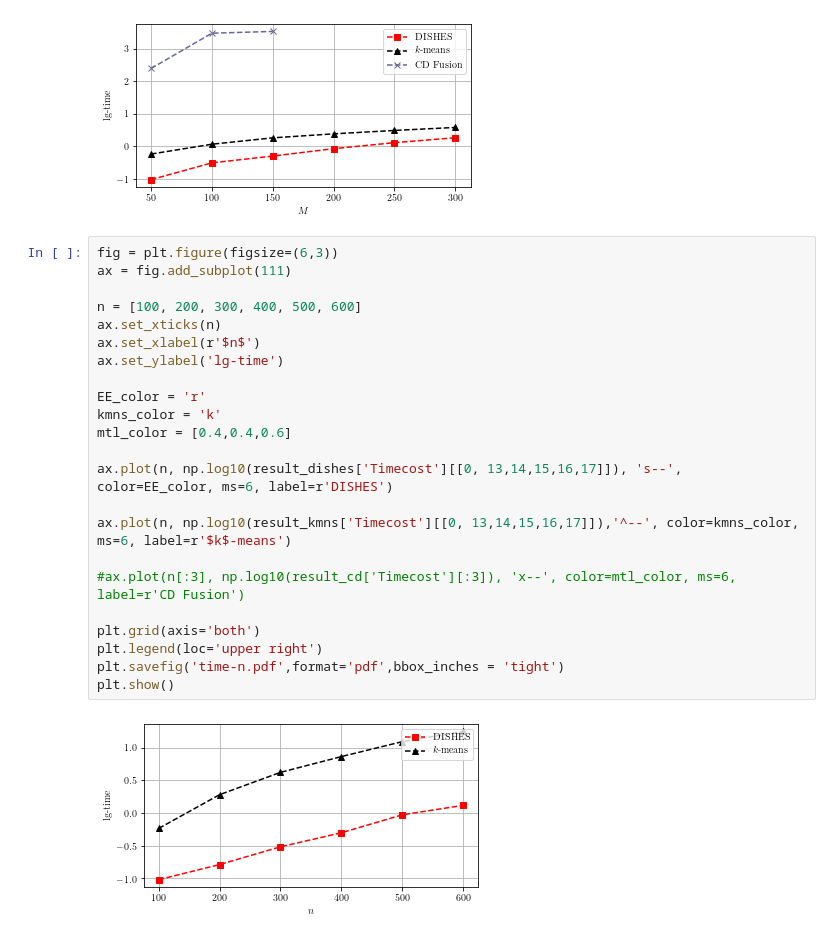
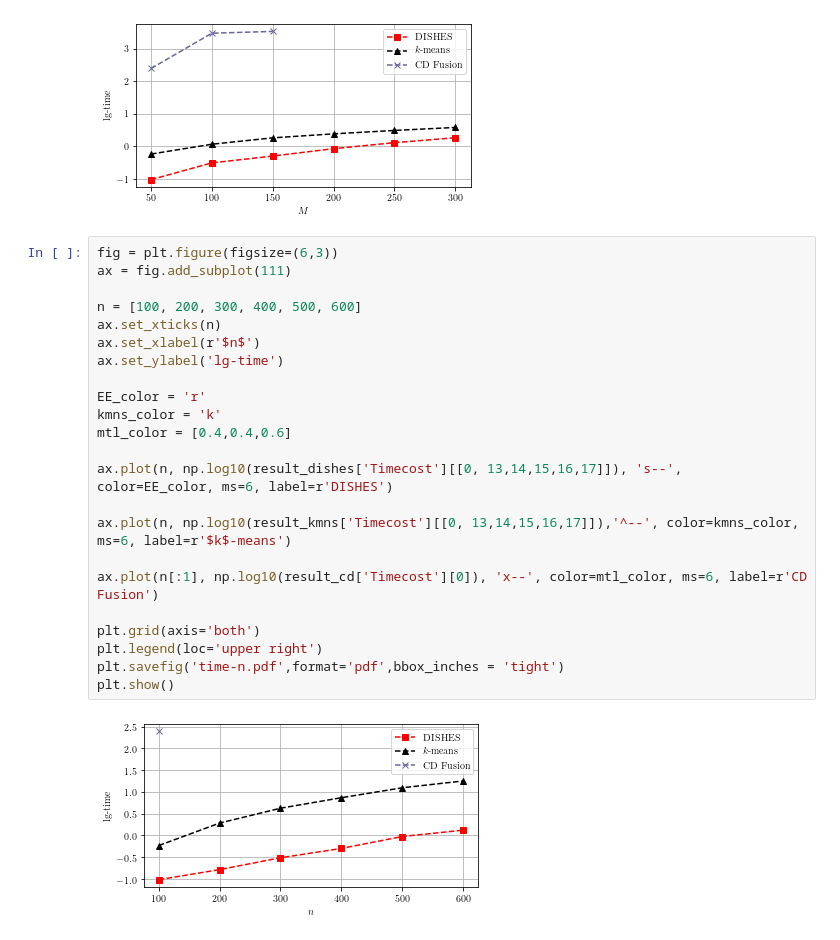
Before and after one commit to SuikaXhq/learning-machine-learning, a Jupyter notebook: source/EE-MTL/draw.ipynb, the cells around one changed output. Cells and saved outputs as stored; diff of their text form.

```diff
--- a/source/EE-MTL/draw.ipynb
+++ b/source/EE-MTL/draw.ipynb
@@ -251,28 +251,28 @@ plt.show()
 # %%
 fig = plt.figure(figsize=(6,3))
 ax = fig.add_subplot(111)
 
 n = [100, 200, 300, 400, 500, 600]
 ax.set_xticks(n)
 ax.set_xlabel(r'$n$')
 ax.set_ylabel('lg-time')
 
 EE_color = 'r'
 kmns_color = 'k'
 mtl_color = [0.4,0.4,0.6]
 
 ax.plot(n, np.log10(result_dishes['Timecost'][[0, 13,14,15,16,17]]), 's--', color=EE_color, ms=6, label=r'DISHES')
 
 ax.plot(n, np.log10(result_kmns['Timecost'][[0, 13,14,15,16,17]]),'^--', color=kmns_color, ms=6, label=r'$k$-means')
 
-#ax.plot(n[:3], np.log10(result_cd['Timecost'][:3]), 'x--', color=mtl_color, ms=6, label=r'CD Fusion')
+ax.plot(n[:1], np.log10(result_cd['Timecost'][0]), 'x--', color=mtl_color, ms=6, label=r'CD Fusion')
 
 plt.grid(axis='both')
 plt.legend(loc='upper right')
 plt.savefig('time-n.pdf',format='pdf',bbox_inches = 'tight')
 plt.show()
 # %% [output]
-[figure, old version]
+[figure, new version]
 # %%
 fig = plt.figure(figsize=(6,3))
 ax = fig.add_subplot(111)
```
Also changed, not shown: parts of 1 cell of this notebook, 1 other file.
